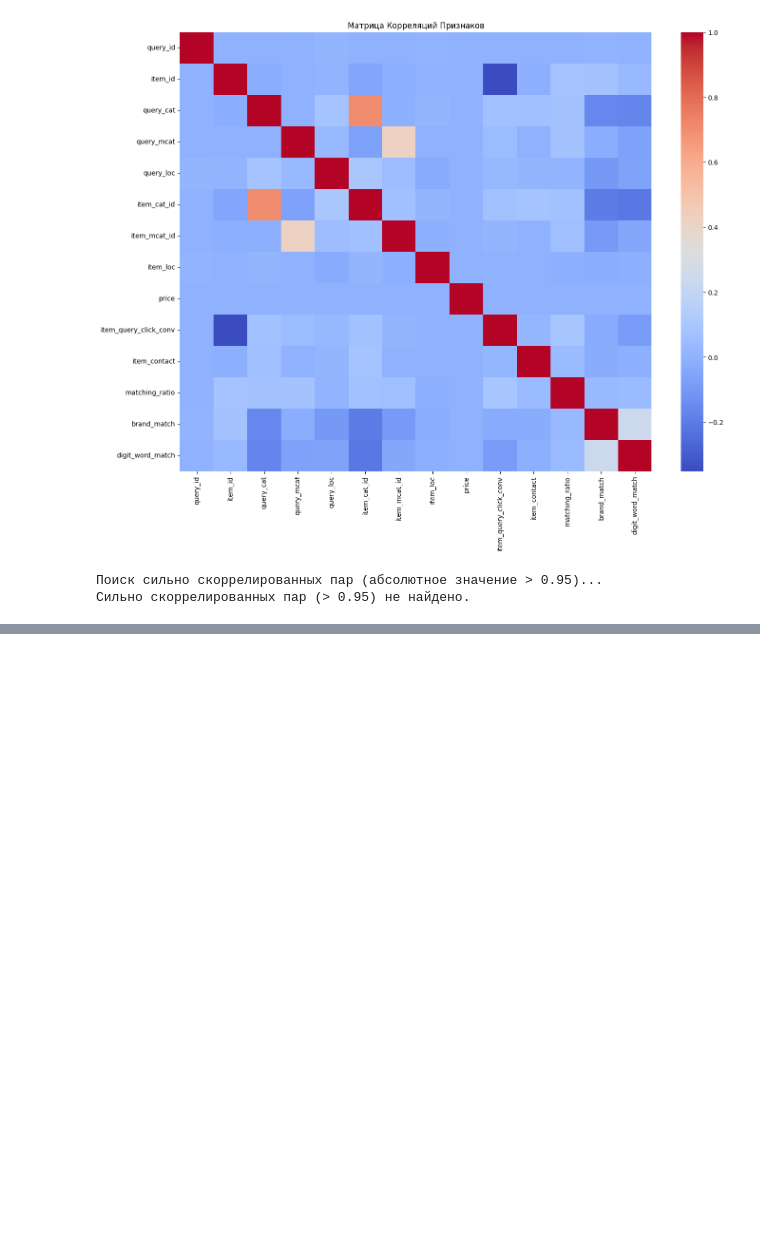
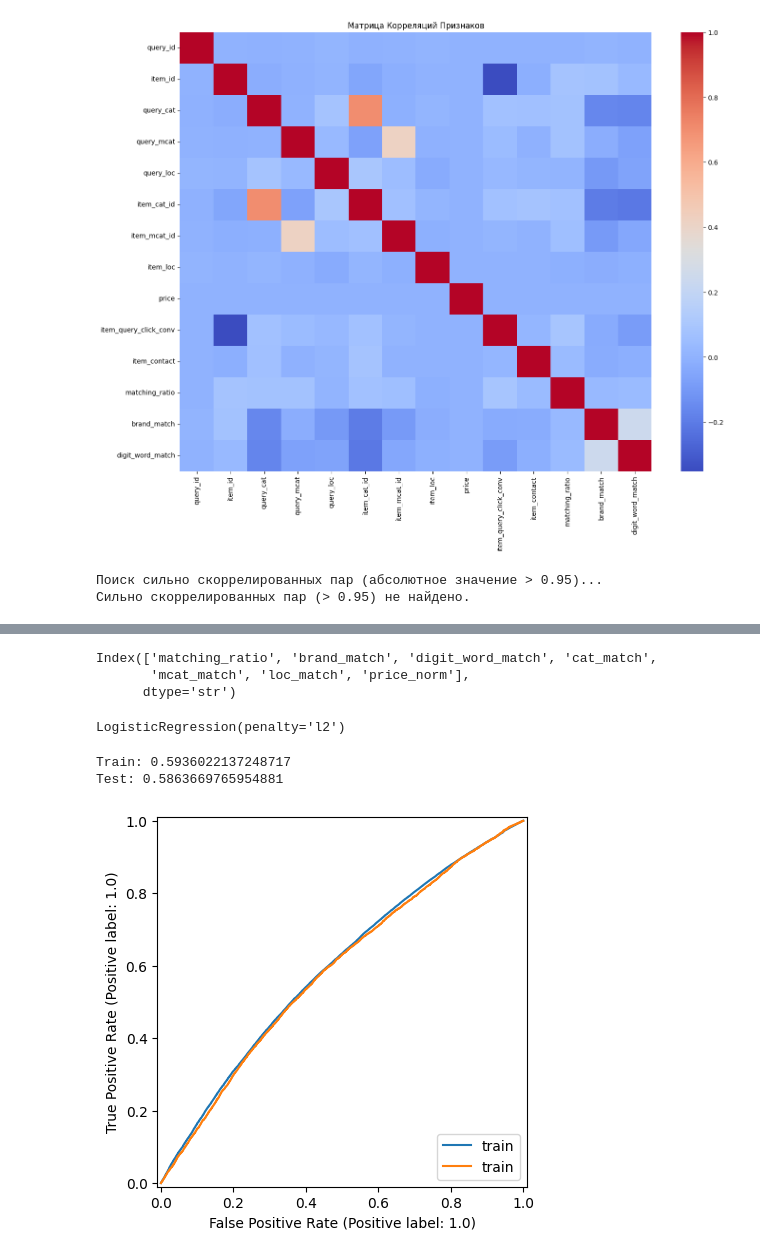
Before and after one commit to Nesterov-BA/misc-python, a Jupyter notebook: avito/main.ipynb, the cells around one changed output, grey strips where cells are left out. Saved outputs shown, nothing was run; the diff lists cells and outputs as text; code cells hidden in the pictures; blank space fills up the shorter version.

```diff
--- a/avito/main.ipynb
+++ b/avito/main.ipynb
@@ -111,0 +178,12 @@ train_sample_test = train_sample[sum(queries_train):sum(query_length)]
+# %%
+feature_cols = ['matching_ratio', 'brand_match', 'digit_word_match', 'cat_match',
+       'mcat_match', 'loc_match', 'price_norm']
+X_train = train_trasform[feature_cols]
+X_test = test_trasform[feature_cols]
+y_train = np.array(train_trasform.item_contact)
+y_test = np.array(test_trasform.item_contact)
+display(queries_train.sum())
+display(queries_test.sum())
+display(y_train.shape)
+display(y_test.shape)
+# display(test_trasform[feature_cols])
@@ -111,0 +195,21 @@ train_sample_test = train_sample[sum(queries_train):sum(query_length)]
+# %%
+model = LGBMRanker(n_estimators=15000,
+                          random_state=42,
+                          num_leaves=41,
+                          learning_rate=0.2,
+                          #max_bin =20,
+                          #subsample_for_bin=20000,
+                          colsample_bytree=0.7,
+                          n_jobs=2)
+callbacks = [
+    log_evaluation(period=100),  # печатать каждые 100 итераций
+    early_stopping(stopping_rounds=1000, verbose=True)
+]
+model.fit(X_train,
+          y_train,
+          group=queries_train,
+          callbacks=callbacks,
+          eval_set=[(X_test, y_test)],
+          eval_group=[queries_test],
+          eval_at=[10] #Make evaluation for target=1 ranking, I choosed arbitrarily
+          )
@@ -112 +236,25 @@ train_sample_test = train_sample[sum(queries_train):sum(query_length)]
+# %%
+display(X_train.columns)
+# %% [output]
+Index(['matching_ratio', 'brand_match', 'digit_word_match', 'cat_match',
+       'mcat_match', 'loc_match', 'price_norm'],
+      dtype='str')
+# %%
+classifier = LogisticRegression(penalty='l2')
+# %%
+classifier.fit(X_train, y_train)
+# %% [output]
+LogisticRegression(penalty='l2')
+# %%
+fig, ax = plt.subplots(1,1)
+y_pred_tr = classifier.predict_proba(X_train)[:,1]
+y_pred_tst = classifier.predict_proba(X_test)[:,1]
+train_disp = RocCurveDisplay.from_estimator(classifier, X_train, y_train, ax=ax, label='train')
+test_disp = RocCurveDisplay.from_estimator(classifier, X_test, y_test, ax=ax, label='train')
+print(f"Train: {roc_auc_score(y_train, y_pred_tr)}")
+print(f"Test: {roc_auc_score(y_test, y_pred_tst)}")
+# %% [output]
+Train: 0.5936022137248717
+Test: 0.5863669765954881
+[figure, added]
 # %%
```
Also changed, not shown: parts of 20 cells of this notebook.
